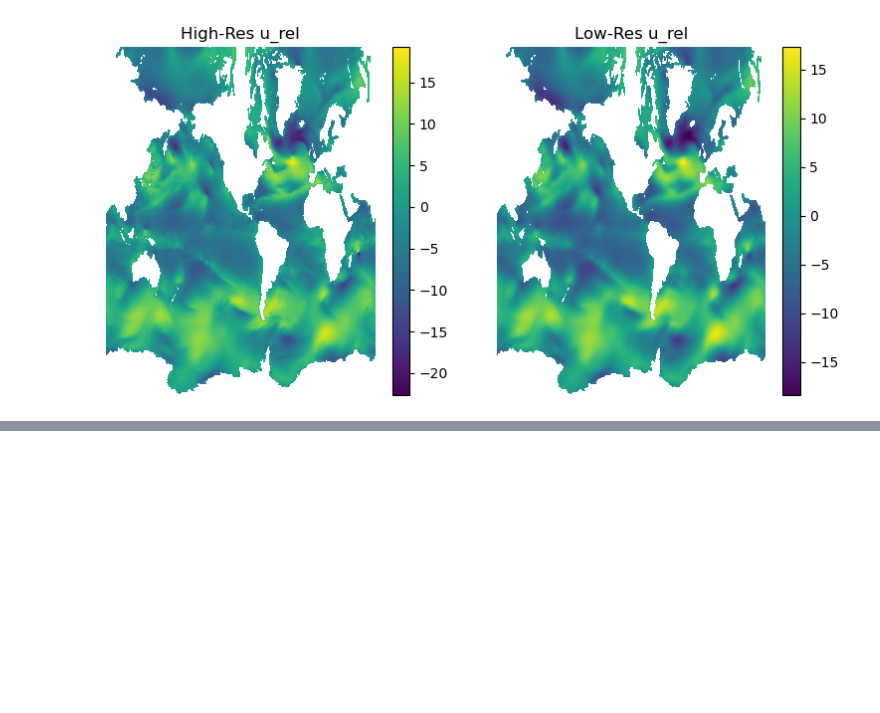
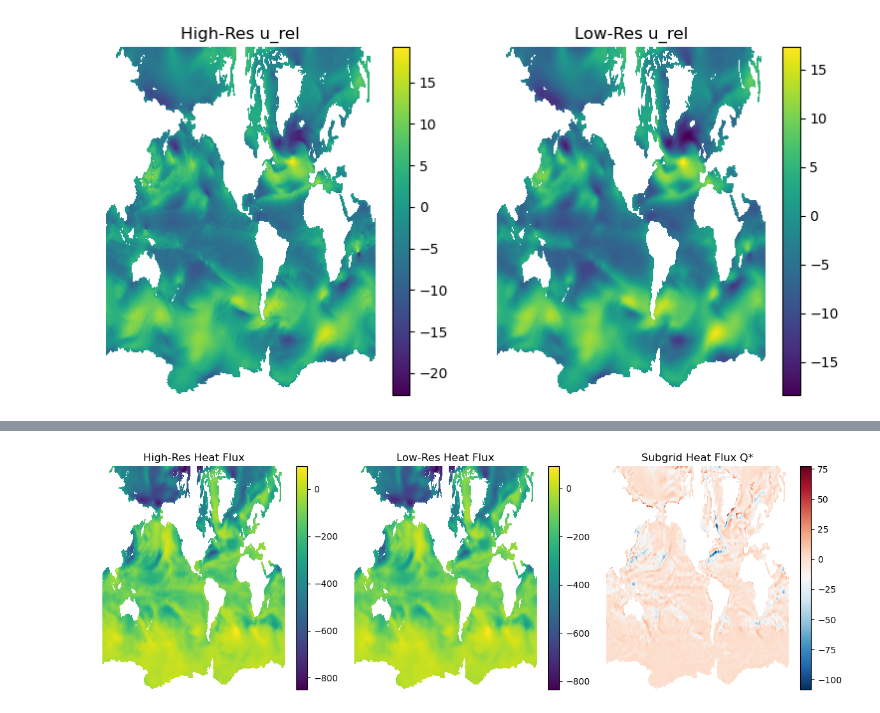
Before and after one commit to ocean-transport/cm26_diagnostics, a Jupyter notebook: dataset_generation_filtering_pipeline.ipynb, the cells around one changed output, grey strips where cells are left out. Saved outputs shown, nothing was run; the diff lists cells and outputs as text; code cells hidden in the pictures; blank space fills up the shorter version.

```diff
--- a/dataset_generation_filtering_pipeline.ipynb
+++ b/dataset_generation_filtering_pipeline.ipynb
@@ -456,0 +164,4 @@ plt.show()
+# %%
+%%time
+heatflux_data = compute_heatflux(ds_merged.isel(time=slice(0,2)), ds_out_50, algo='ecmwf', zt=2, zu=10)
+heatflux_data.load()
@@ -456,0 +189,27 @@ plt.show()
+# %%
+# Create a figure with 3 subplots
+fig, axes = plt.subplots(1, 3, figsize=(12, 4))
+
+# Plot high-res u_relative
+im1 = axes[0].pcolor(heatflux_data.heatflux_hr.isel(time=0))
+axes[0].set_title("High-Res Heat Flux")
+axes[0].axis("off")
+fig.colorbar(im1, ax=axes[0], orientation="vertical")
+
+# Plot low-res u_relative
+im2 = axes[1].pcolor(heatflux_data.heatflux_lr.isel(time=0))
+axes[1].set_title("Low-Res Heat Flux")
+axes[1].axis("off")
+fig.colorbar(im2, ax=axes[1], orientation="vertical")
+
+# Plot difference with separate color scale
+im3 = axes[2].pcolor(heatflux_data.heatflux_diff.isel(time=0), cmap="RdBu_r")
+axes[2].set_title("Subgrid Heat Flux Q*")
+axes[2].axis("off")
+fig.colorbar(im3, ax=axes[2], orientation="vertical")
+
+# Adjust spacing
+plt.tight_layout()
+plt.show()
+# %% [output]
+[figure, added]
```
Also changed, not shown: parts of 18 cells of this notebook, 1 other file.
